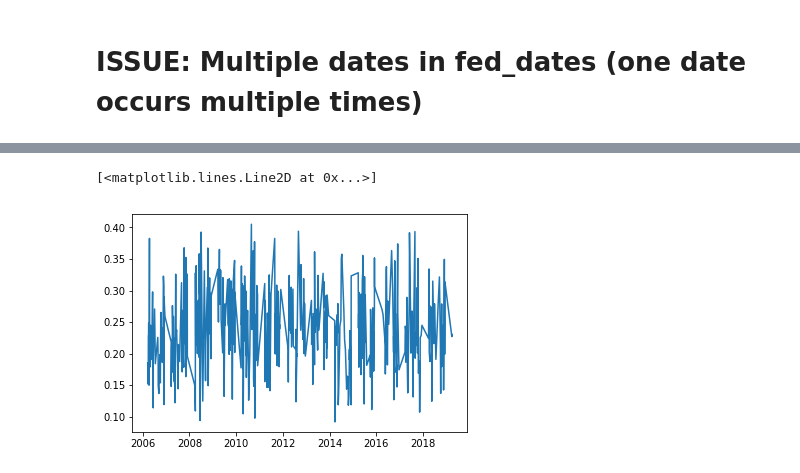
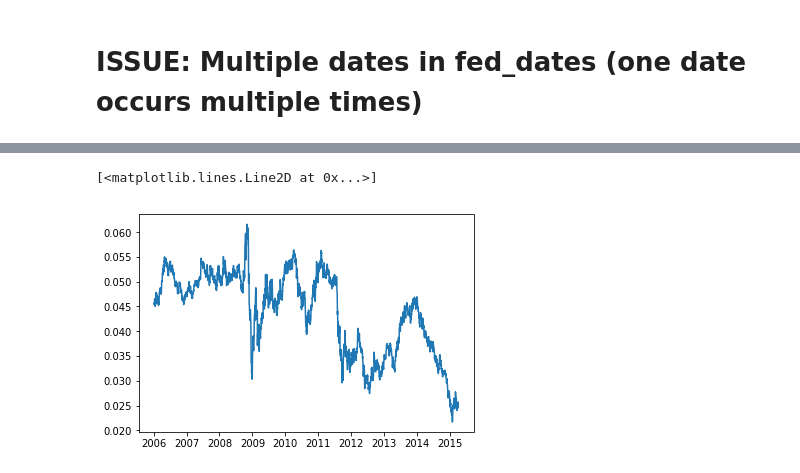
Before and after one commit to davidjsmith44/NLP-Fed-Speeches, a Jupyter notebook: src/Brandon_rocks.ipynb, the cells around one changed output, grey strips where cells are left out. Drawn from its saved outputs; the diff is of its cells as text; code cells hidden in the pictures.

```diff
--- a/src/Brandon_rocks.ipynb
+++ b/src/Brandon_rocks.ipynb
@@ -93,0 +116,22 @@ X = X.merge(avgstats, left_index=True, right_index=True)
+# %%
+X_fwds = X_fwds.merge(avgstats, how='left', left_index = True, right_index = True)
+X_zeros = X_zeros.merge(avgstats, how = 'left', left_index = True, right_index = True)
+# %%
+X_fwds.fillna(value=0, inplace=True)
+X_zeros.fillna(value=0, inplace=True)
+# %%
+total_obs = len(X)
+train_int = int(round(total_obs*.7, 0))
+cv_int = int(round(total_obs*.85, 0))
+
+fwd_train = X_fwds[0:train_int]
+fwd_cv = X_fwds[train_int:cv_int]
+fwd_test = X_fwds[cv_int:]
+
+zero_train = X_zeros[0:train_int]
+zero_cv = X_zeros[train_int:cv_int]
+zero_test = X_zeros[cv_int:]
+
+X_train = X[0:train_int]
+X_cv = X[train_int:cv_int]
+X_test = X[cv_int:]
@@ -94,6 +197,7 @@ X = X.merge(avgstats, left_index=True, right_index=True)
+# %%
+test_10_y = fwd_train['ten_y']
 # %%
-plt.plot(X['cos_last'])
-#head()
+plt.plot(test_10_y)
 # %% [output]
 [<matplotlib.lines.Line2D at 0x...>]
-[figure, old version]
+[figure, new version]
```
Also changed, not shown: parts of 31 cells of this notebook, 7 other files.
